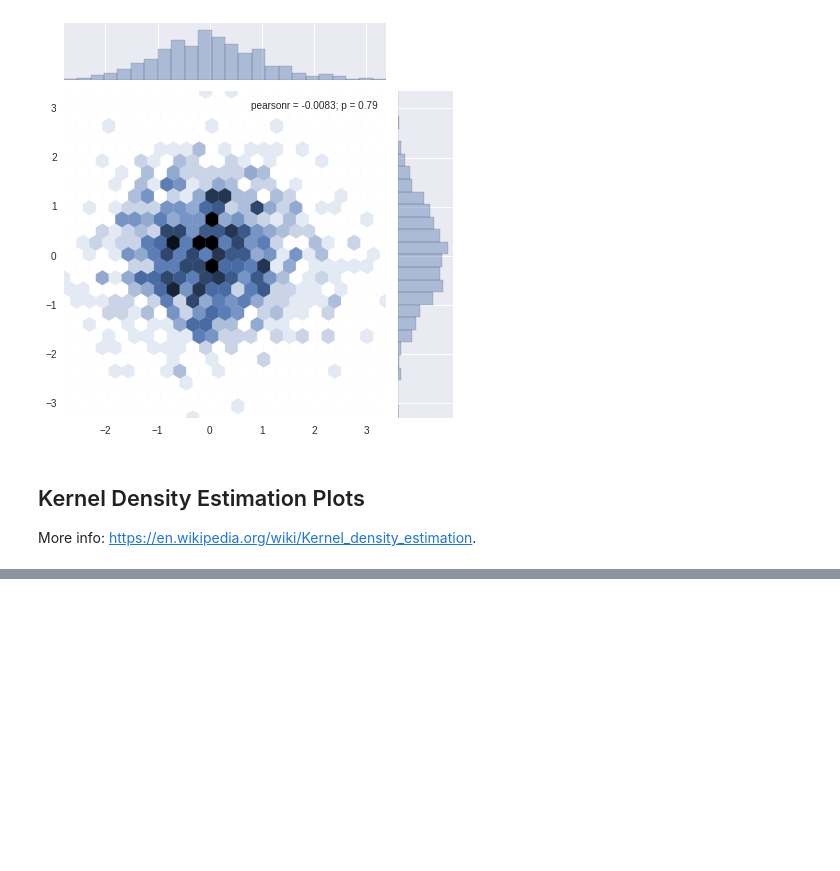
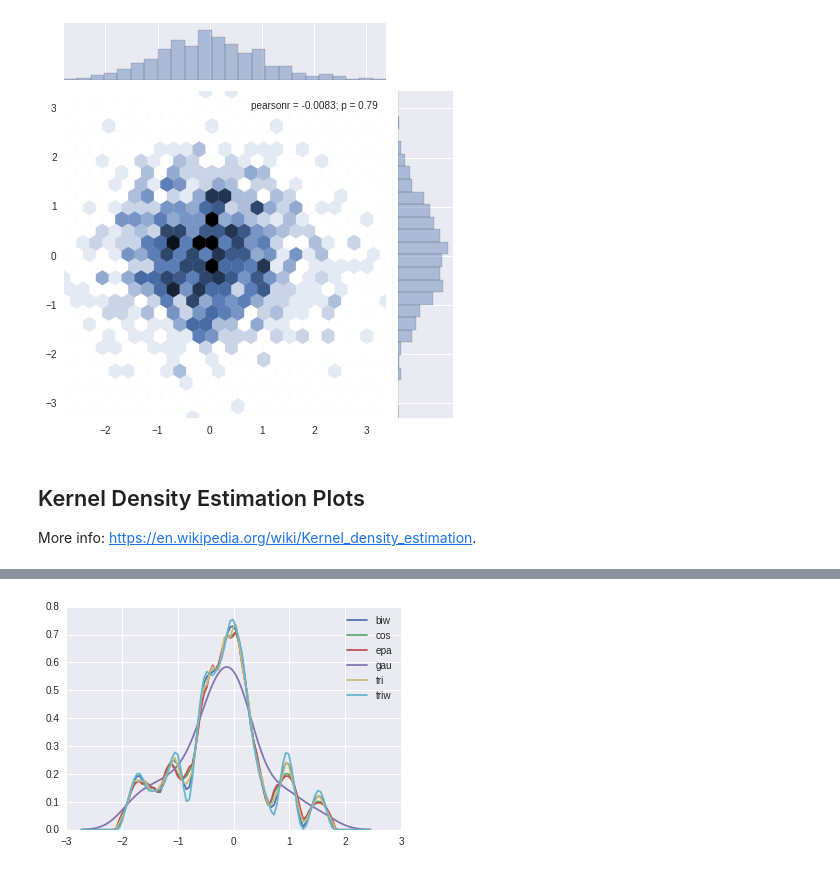
Before and after one commit to jarturomora/python-data-analysis, a Jupyter notebook: Snnipet 5 - Data visualization with Seaborn and Matplotlib.ipynb, the cells around one changed output, grey strips where cells are left out. Cells and saved outputs as stored; diff of their text form; code cells hidden in the pictures; blank space fills up the shorter version.

```diff
--- a/Snnipet 5 - Data visualization with Seaborn and Matplotlib.ipynb
+++ b/Snnipet 5 - Data visualization with Seaborn and Matplotlib.ipynb
@@ -119,0 +151,9 @@ plt.ylim(0, 1)
+# %%
+# Just an example of plotting de estimation with different kernels
+
+kernel_options = ['biw', 'cos', 'epa', 'gau', 'tri', 'triw']
+
+for kernel in kernel_options:
+    sns.kdeplot(dataset, kernel = kernel, label = kernel)
+# %% [output]
+[figure, added]
```
Also changed, not shown: parts of 8 cells of this notebook.
